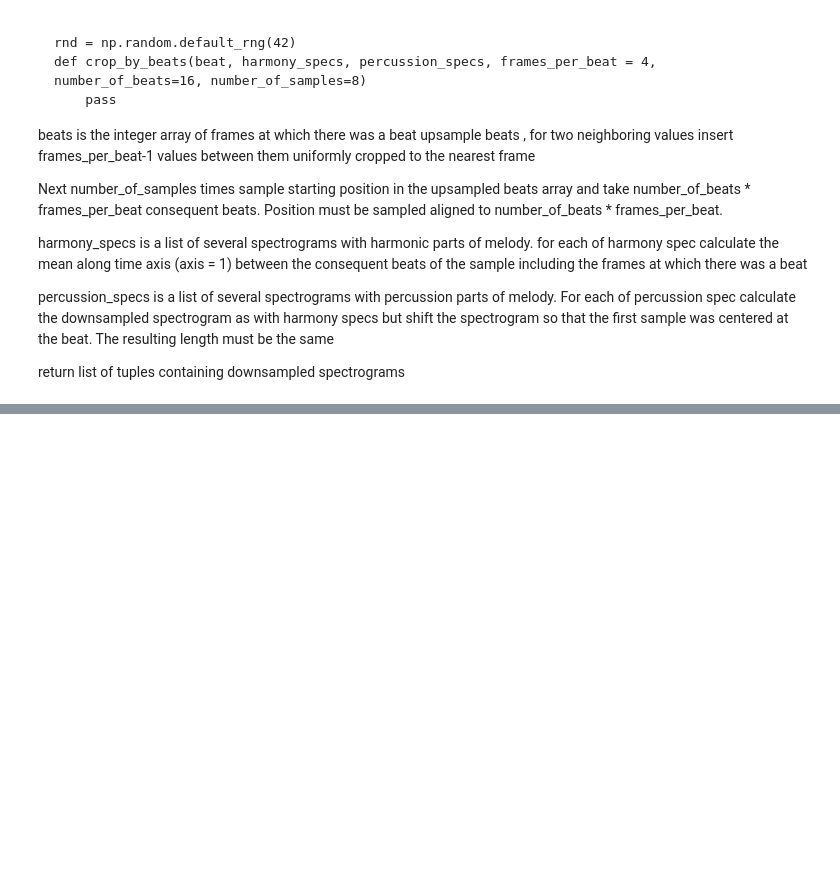
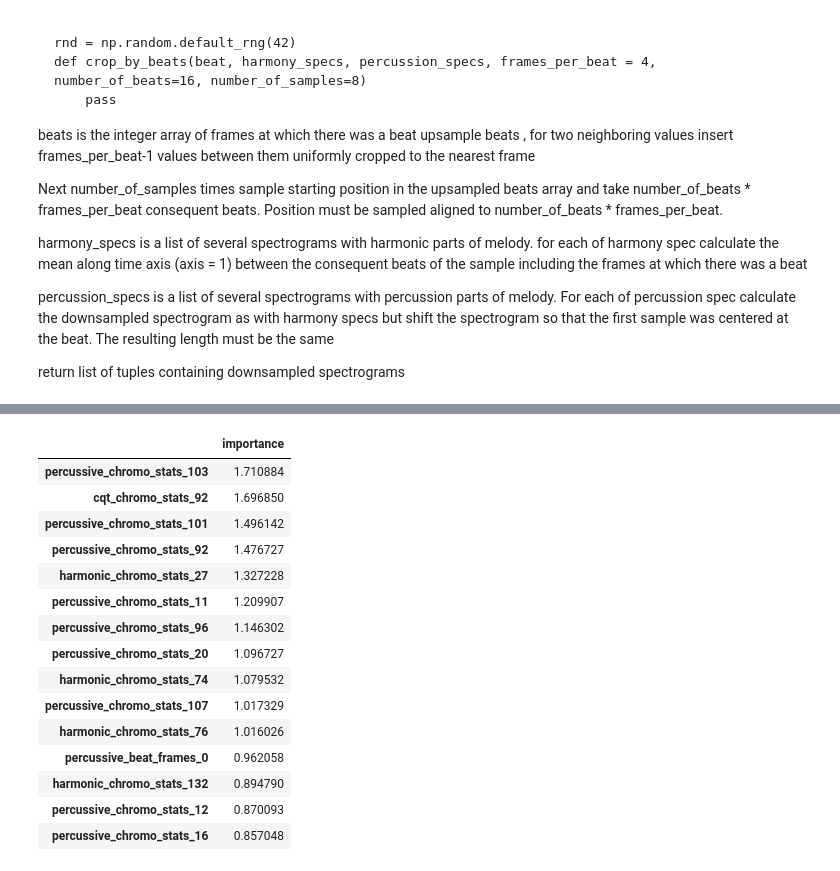
Before and after one commit to dmitrysluch/ariel-tds-music-genre, a Jupyter notebook: genre_detenction_ext.ipynb, the cells around one changed output, grey strips where cells are left out. Drawn from its saved outputs; the diff is of its cells as text; code cells hidden in the pictures; blank space fills up the shorter version.

```diff
--- a/genre_detenction_ext.ipynb
+++ b/genre_detenction_ext.ipynb
@@ -622,3 +619,12 @@ Extractor.register_extractor('percussive_beat_frames',
 # %%
 E_train.soft_extract()
 E_eval.soft_extract()
+# %%
+features = ['cqt_chromo_stats', 'harmonic_chromo_stats', 'percussive_chromo_stats', 'percussive_beat_frames']
+model, acc = train_and_evaluate_catboost(
+    idx_eval=E_eval.get_features(['s_idx'])[:,0],
+    X_train=E_train.get_features(features),
+    X_eval=E_eval.get_features(features),
+    y_train=E_train.get_features(['s_y'])[:,0],
+    y_eval=E_eval.get_features(['s_y'])[:,0]
+)
@@ -624,0 +650,23 @@ E_eval.soft_extract()
+# %%
+pd.DataFrame(
+    data=model.feature_importances_,
+    index=E_train.get_feature_names_vector(features),
+    columns=['importance']
+).sort_values(by='importance', ascending=False).head(15)
+# %% [output]
+|  | importance |
+| percussive_chromo_stats_103 | 1.710884 |
+| cqt_chromo_stats_92 | 1.696850 |
+| percussive_chromo_stats_101 | 1.496142 |
+| percussive_chromo_stats_92 | 1.476727 |
+| harmonic_chromo_stats_27 | 1.327228 |
+| percussive_chromo_stats_11 | 1.209907 |
+| percussive_chromo_stats_96 | 1.146302 |
+| percussive_chromo_stats_20 | 1.096727 |
+| harmonic_chromo_stats_74 | 1.079532 |
+| percussive_chromo_stats_107 | 1.017329 |
+| harmonic_chromo_stats_76 | 1.016026 |
+| percussive_beat_frames_0 | 0.962058 |
+| harmonic_chromo_stats_132 | 0.894790 |
+| percussive_chromo_stats_12 | 0.870093 |
+| percussive_chromo_stats_16 | 0.857048 |
```
Also changed, not shown: parts of 4 cells of this notebook, 2 other files.
